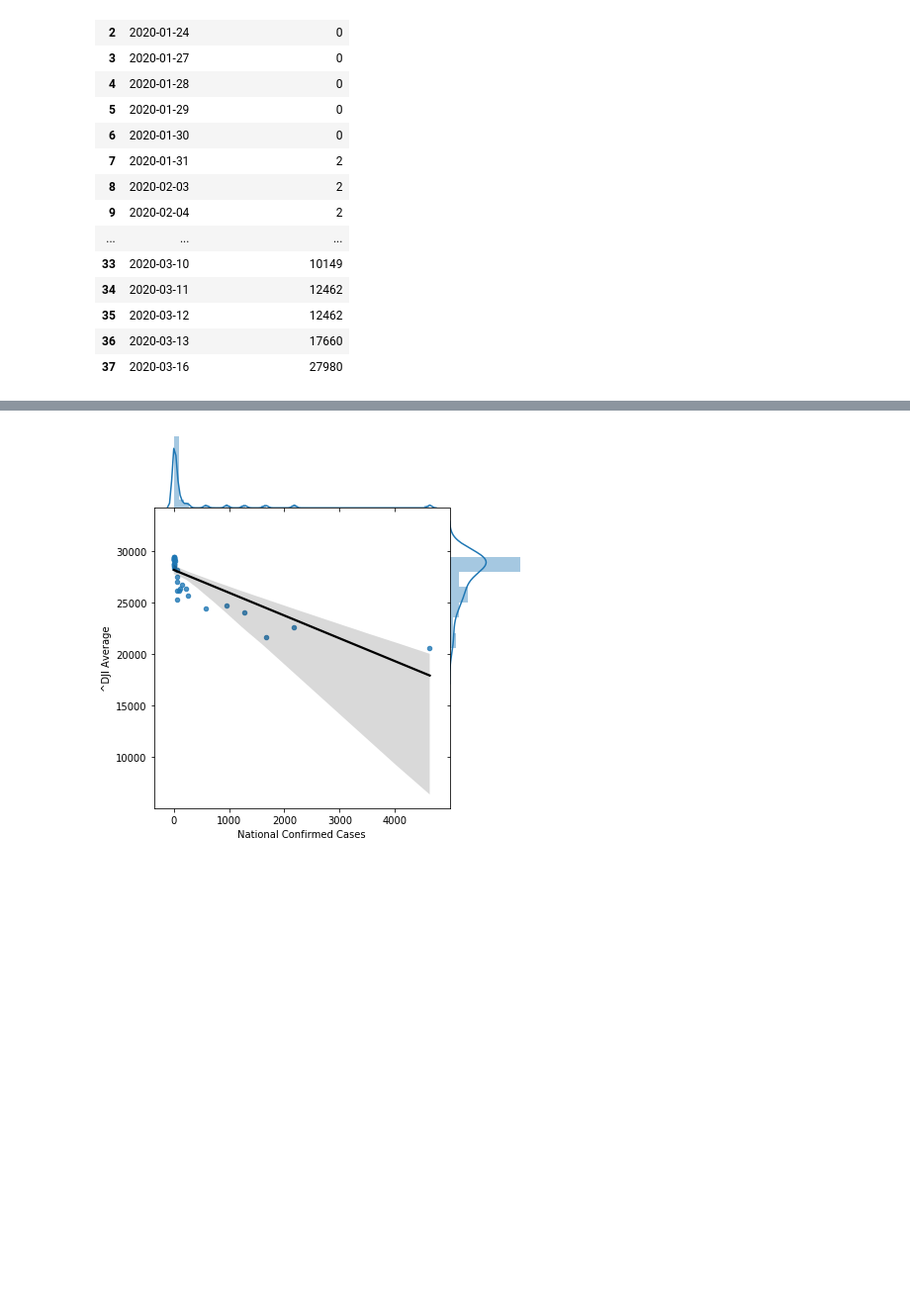
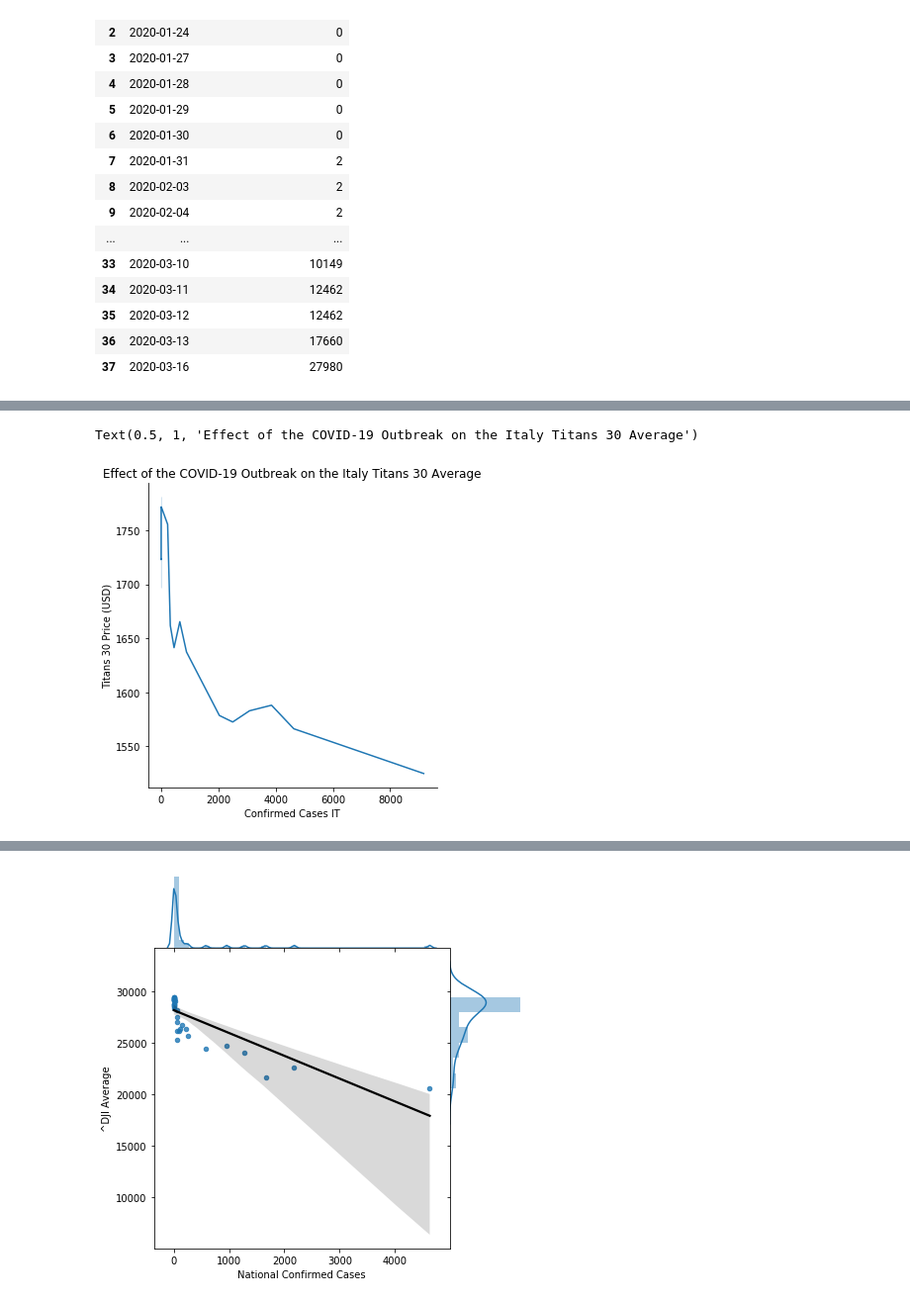
Before and after one commit to Robtaddeo/Coronadex, a Jupyter notebook: djia.ipynb, the cells around one changed output, grey strips where cells are left out. Shown at 99% size. Drawn from its saved outputs; the diff is of its cells as text; code cells hidden in the pictures; blank space fills up the shorter version.

```diff
--- a/djia.ipynb
+++ b/djia.ipynb
@@ -304,0 +320,7 @@ Text(0.5, 1, 'Effect of the COVID-19 Outbreak on the Dow Jones Industrial Averag
+# %%
+plot1 = sns.relplot(x="Confirmed Cases IT", y="Titans 30 Price (USD)", kind="line", data=df)
+axes = plot1.axes.flatten()
+axes[0].set_title("Effect of the COVID-19 Outbreak on the Italy Titans 30 Average")
+# %% [output]
+Text(0.5, 1, 'Effect of the COVID-19 Outbreak on the Italy Titans 30 Average')
+[figure, added]
```
Also changed, not shown: parts of 11 cells of this notebook, 1 other file.
